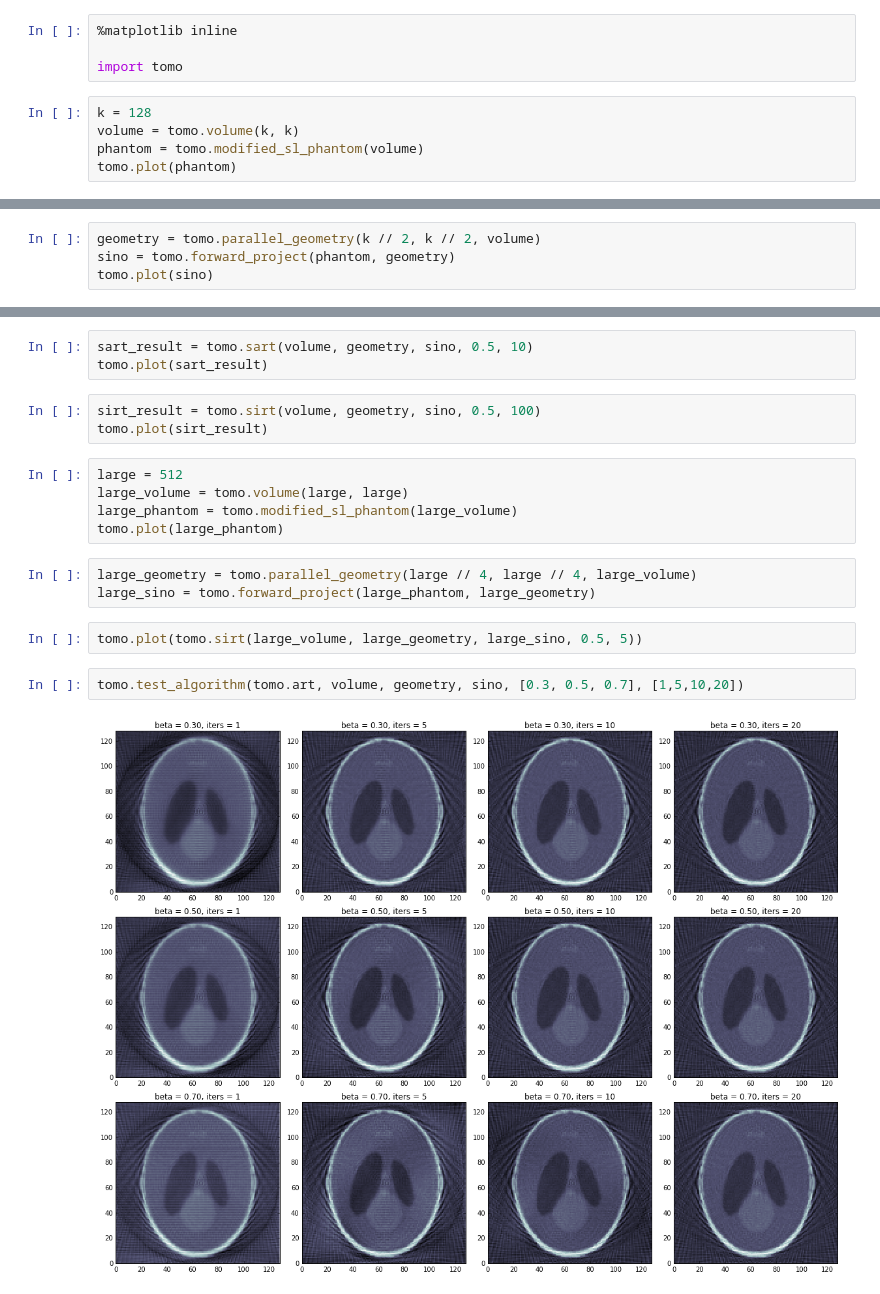
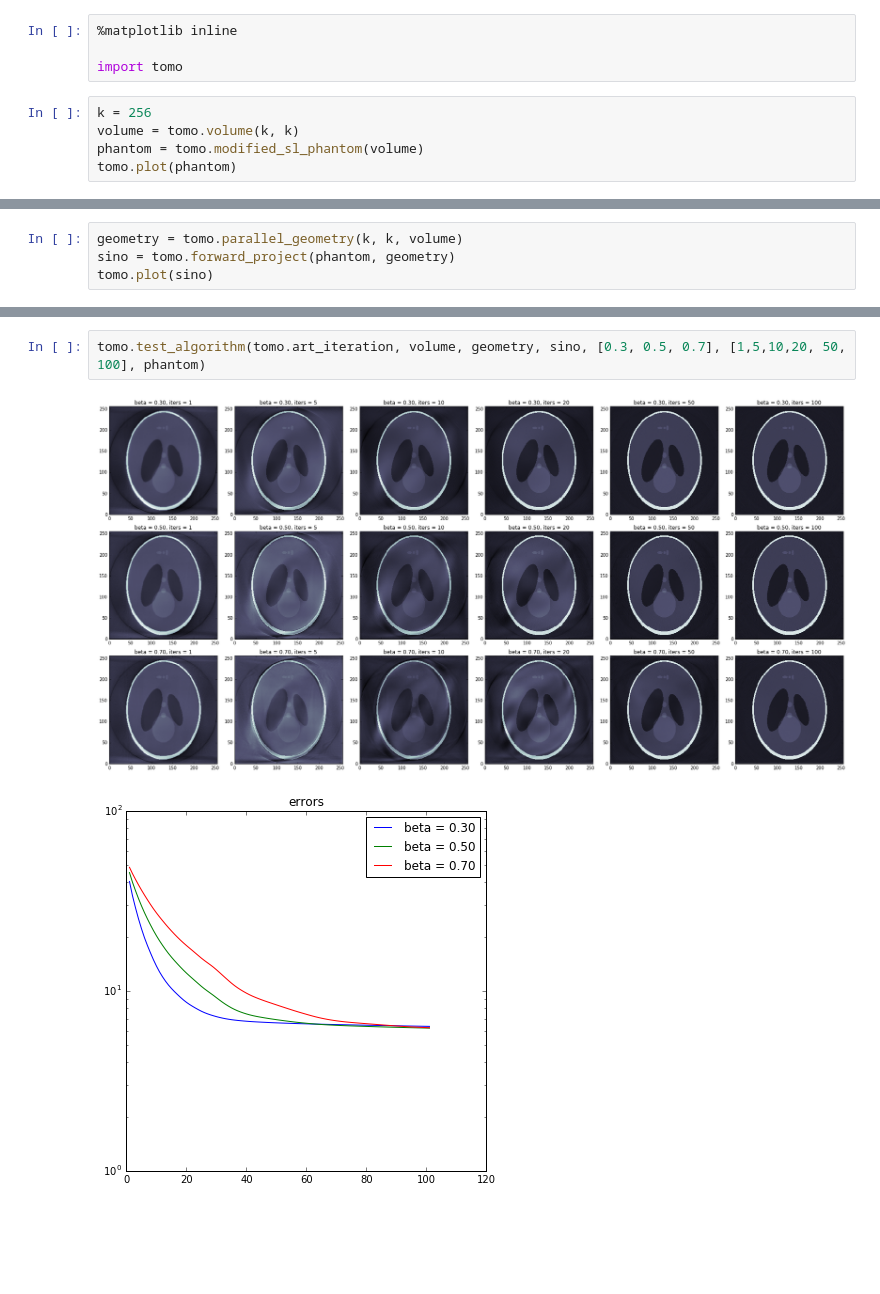
Before and after one commit to jwbuurlage/TPT, a Jupyter notebook: python/galactica_tests.ipynb, the cells around one changed output, grey strips where cells are left out. Saved outputs shown, nothing was run; the diff lists cells and outputs as text; blank space fills up the shorter version.

```diff
--- a/python/galactica_tests.ipynb
+++ b/python/galactica_tests.ipynb
@@ -3,7 +3,7 @@
 
 import tomo
 # %%
-k = 128
+k = 256
 volume = tomo.volume(k, k)
 phantom = tomo.modified_sl_phantom(volume)
 tomo.plot(phantom)
@@ -12,5 +12,5 @@ tomo.plot(phantom)
 # %%
-geometry = tomo.parallel_geometry(k // 2, k // 2, volume)
+geometry = tomo.parallel_geometry(k, k, volume)
 sino = tomo.forward_project(phantom, geometry)
 tomo.plot(sino)
 # %% [output]
@@ -21,20 +18,5 @@ tomo.plot(art_result)
-# %%
-sart_result = tomo.sart(volume, geometry, sino, 0.5, 10)
-tomo.plot(sart_result)
-# %%
-sirt_result = tomo.sirt(volume, geometry, sino, 0.5, 100)
-tomo.plot(sirt_result)
-# %%
-large = 512
-large_volume = tomo.volume(large, large)
-large_phantom = tomo.modified_sl_phantom(large_volume)
-tomo.plot(large_phantom)
-# %%
-large_geometry = tomo.parallel_geometry(large // 4, large // 4, large_volume)
-large_sino = tomo.forward_project(large_phantom, large_geometry)
-# %%
-tomo.plot(tomo.sirt(large_volume, large_geometry, large_sino, 0.5, 5))
 # %%
-tomo.test_algorithm(tomo.art, volume, geometry, sino, [0.3, 0.5, 0.7], [1,5,10,20])
+tomo.test_algorithm(tomo.art_iteration, volume, geometry, sino, [0.3, 0.5, 0.7], [1,5,10,20, 50, 100], phantom)
 # %% [output]
-[figure, old version]
+[figure, new version]
+[figure, added]
```
Also changed, not shown: parts of 4 cells of this notebook, 12 other files.
